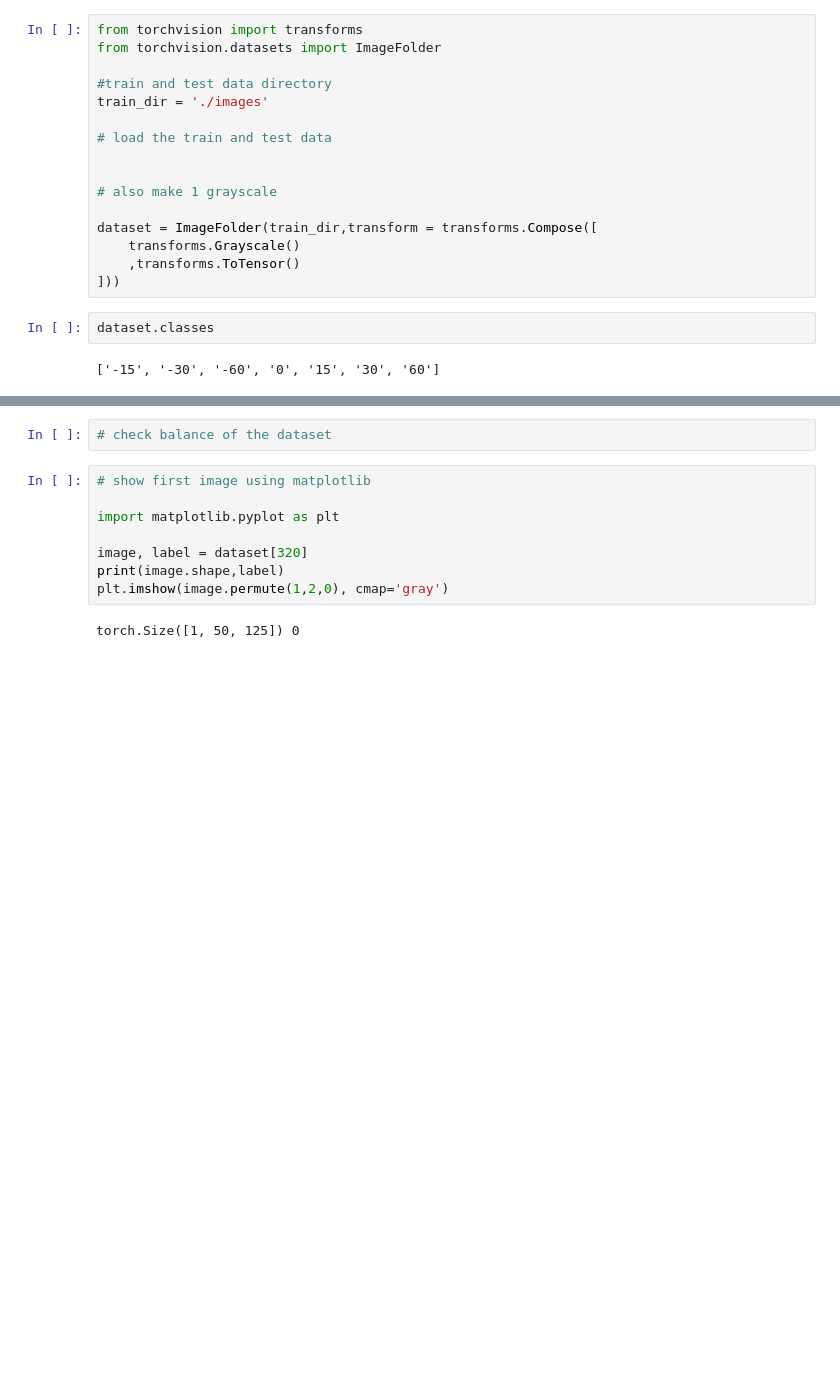
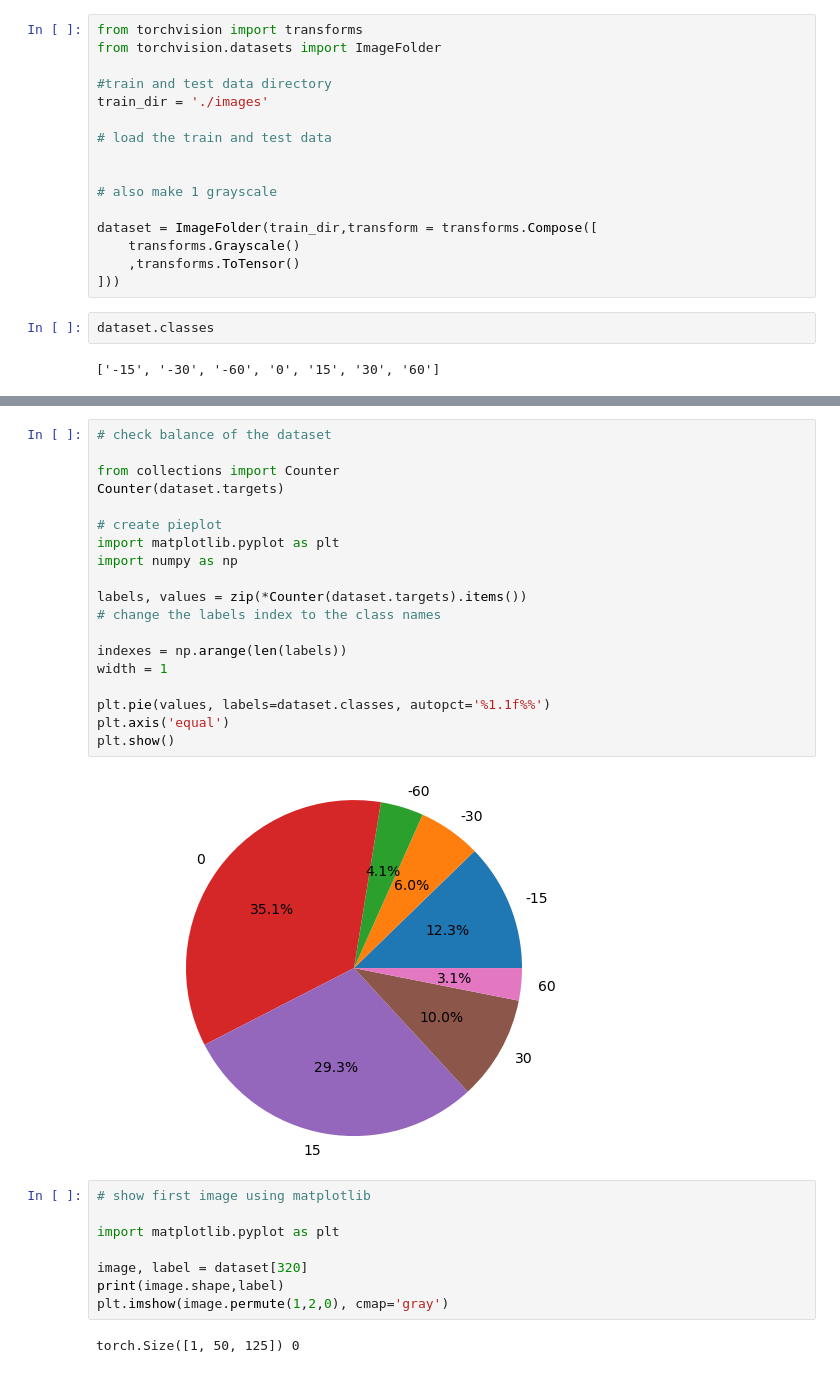
Before and after one commit to ceenaa/dl_self_driving_car, a Jupyter notebook: supervised/model.ipynb, the cells around one changed output, grey strips where cells are left out. Drawn from its saved outputs; the diff is of its cells as text; blank space fills up the shorter version.

```diff
--- a/supervised/model.ipynb
+++ b/supervised/model.ipynb
@@ -24,5 +35,24 @@ dataset.classes
 # %%
 # check balance of the dataset
+
+from collections import Counter
+Counter(dataset.targets)
+
+# create pieplot
+import matplotlib.pyplot as plt
+import numpy as np
+
+labels, values = zip(*Counter(dataset.targets).items())
+# change the labels index to the class names
+
+indexes = np.arange(len(labels))
+width = 1
+
+plt.pie(values, labels=dataset.classes, autopct='%1.1f%%')
+plt.axis('equal')
+plt.show()
+# %% [output]
+[figure, added]
 # %%
 # show first image using matplotlib
 
```
Also changed, not shown: parts of 1 cell of this notebook, 1 other file.
